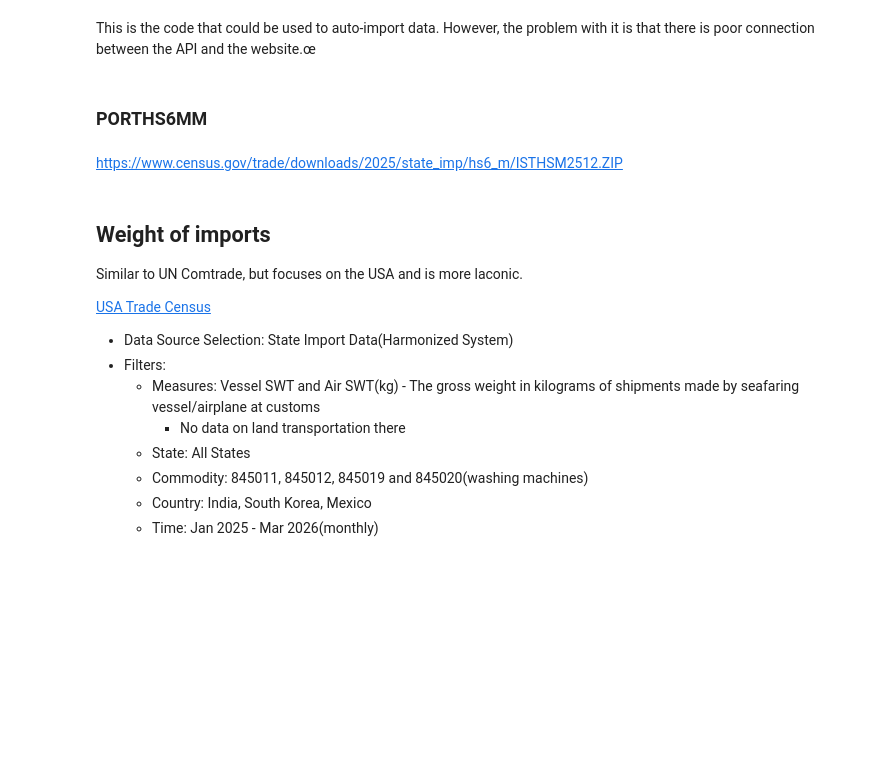
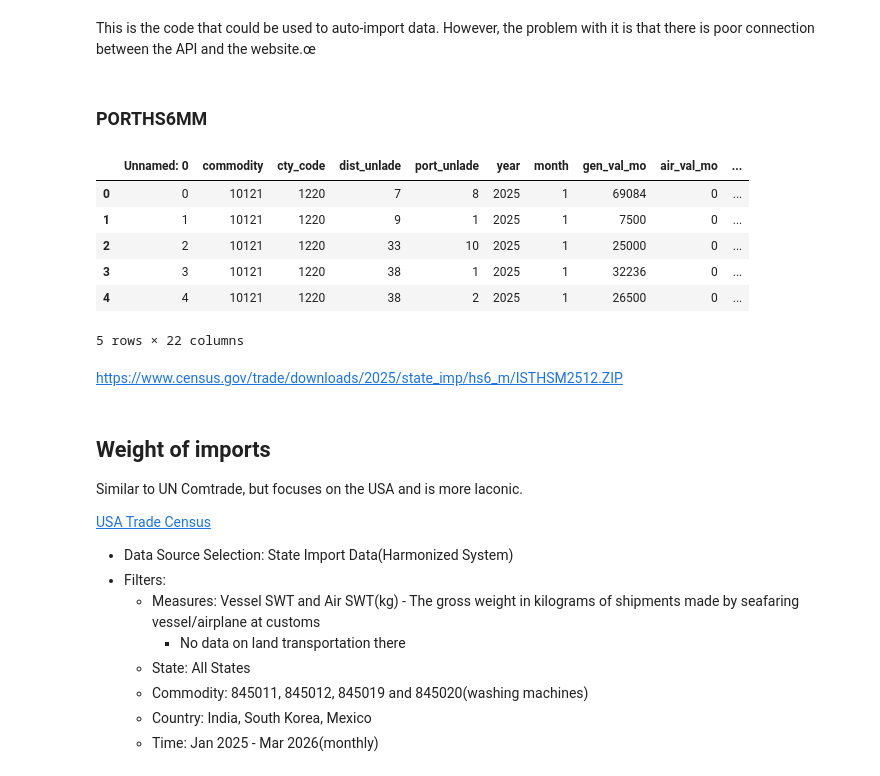
Before and after one commit to BirchTree1812/research_study_code, a Jupyter notebook: main.ipynb, the cells around one changed output. Cells and saved outputs as stored; diff of their text form; code cells hidden in the pictures; blank space fills up the shorter version.

```diff
--- a/main.ipynb
+++ b/main.ipynb
@@ -211,3 +212,13 @@ df_ocean_routes.to_csv("data/intermediate/PORTHS6MM2501_start.csv", index = True
+# %%
+df_ocean_routes.head()
+# %% [output]
+|  | Unnamed: 0 | commodity | cty_code | dist_unlade | port_unlade | year | month | gen_val_mo | air_val_mo | ... |
+| 0 | 0 | 10121 | 1220 | 7 | 8 | 2025 | 1 | 69084 | 0 | ... |
+| 1 | 1 | 10121 | 1220 | 9 | 1 | 2025 | 1 | 7500 | 0 | ... |
+| 2 | 2 | 10121 | 1220 | 33 | 10 | 2025 | 1 | 25000 | 0 | ... |
+| 3 | 3 | 10121 | 1220 | 38 | 1 | 2025 | 1 | 32236 | 0 | ... |
+| 4 | 4 | 10121 | 1220 | 38 | 2 | 2025 | 1 | 26500 | 0 | ... |
+5 rows × 22 columns
 # %% [markdown]
 https://www.census.gov/trade/downloads/2025/state_imp/hs6_m/ISTHSM2512.ZIP
 # %% [markdown]
```
Also changed, not shown: parts of 28 cells of this notebook, 5 other files.
